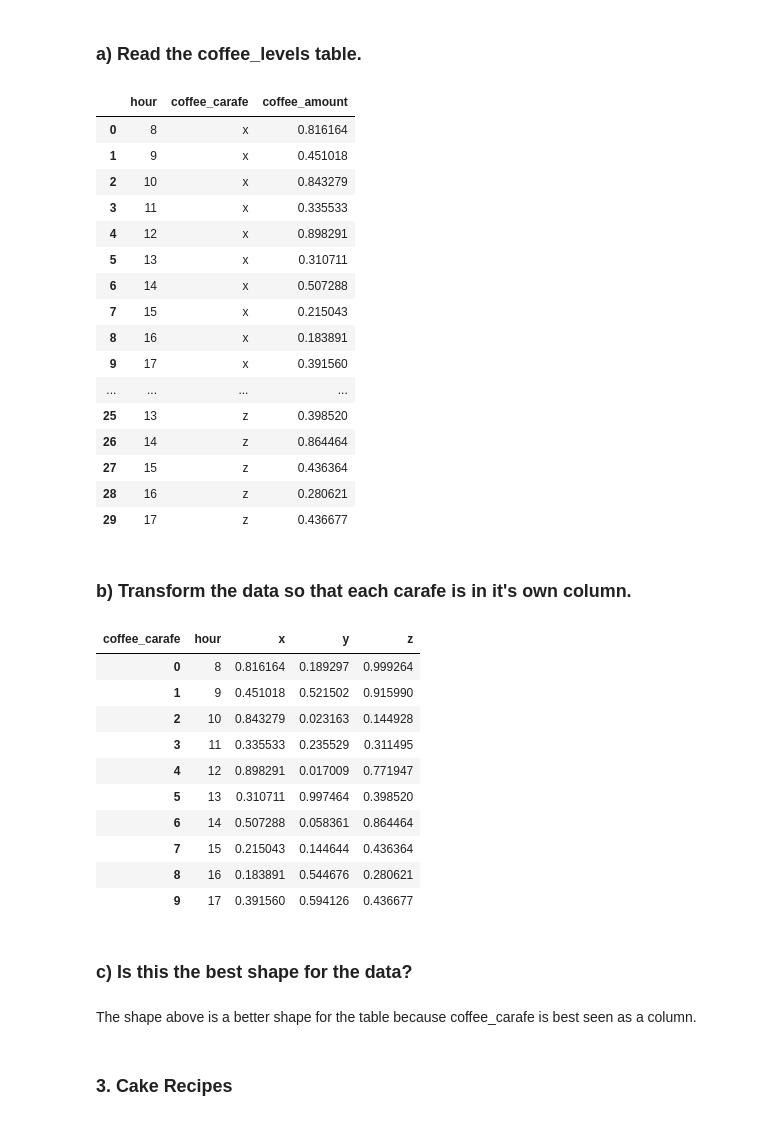
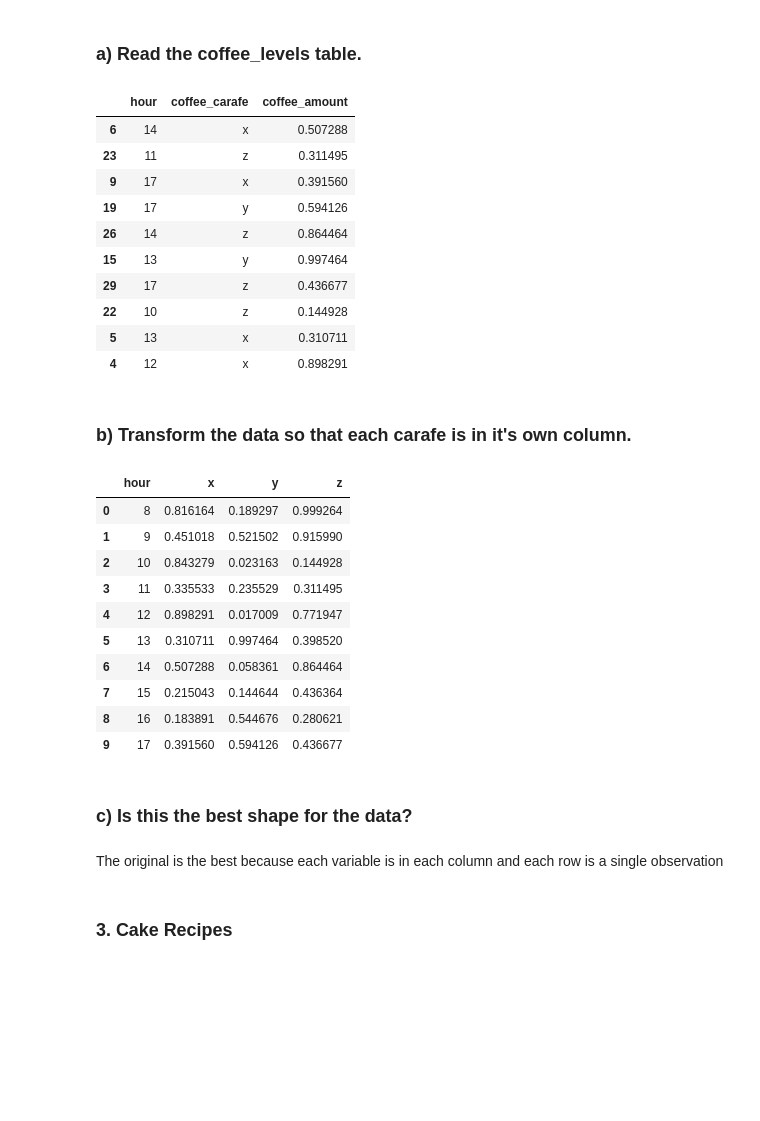
Before and after one commit to Yvette-Ibarra/classification-exercises, a Jupyter notebook: tidy_data.ipynb, the cells around one changed output. Drawn from its saved outputs; the diff is of its cells as text; code cells hidden in the pictures; blank space fills up the shorter version.

```diff
--- a/tidy_data.ipynb
+++ b/tidy_data.ipynb
@@ -80,34 +127,28 @@ sql_query = """
 
 coffee_levels = pd.read_sql(sql_query, db_url )
 # %%
-coffee_levels
+coffee_levels.sample(10)
 # %% [output]
 |  | hour | coffee_carafe | coffee_amount |
-| 0 | 8 | x | 0.816164 |
-| 1 | 9 | x | 0.451018 |
-| 2 | 10 | x | 0.843279 |
-| 3 | 11 | x | 0.335533 |
+| 6 | 14 | x | 0.507288 |
+| 23 | 11 | z | 0.311495 |
+| 9 | 17 | x | 0.391560 |
+| 19 | 17 | y | 0.594126 |
+| 26 | 14 | z | 0.864464 |
+| 15 | 13 | y | 0.997464 |
+| 29 | 17 | z | 0.436677 |
+| 22 | 10 | z | 0.144928 |
+| 5 | 13 | x | 0.310711 |
 | 4 | 12 | x | 0.898291 |
-| 5 | 13 | x | 0.310711 |
-| 6 | 14 | x | 0.507288 |
-| 7 | 15 | x | 0.215043 |
-| 8 | 16 | x | 0.183891 |
-| 9 | 17 | x | 0.391560 |
-| ... | ... | ... | ... |
-| 25 | 13 | z | 0.398520 |
-| 26 | 14 | z | 0.864464 |
-| 27 | 15 | z | 0.436364 |
-| 28 | 16 | z | 0.280621 |
-| 29 | 17 | z | 0.436677 |
 # %% [markdown]
 ### b) Transform the data so that each carafe is in it's own column.
 # %%
 # Transform the data so that each carafe is its own columns
 coffee_levels.pivot_table(index=['hour'],
                          columns = 'coffee_carafe',
-                         values = 'coffee_amount').reset_index()
+                         values = 'coffee_amount').reset_index().rename_axis(None, axis = 1)
 # %% [output]
-| coffee_carafe | hour | x | y | z |
+|  | hour | x | y | z |
 | 0 | 8 | 0.816164 | 0.189297 | 0.999264 |
 | 1 | 9 | 0.451018 | 0.521502 | 0.915990 |
 | 2 | 10 | 0.843279 | 0.023163 | 0.144928 |
@@ -120,8 +161,8 @@ coffee_levels.pivot_table(index=['hour'],
 | 9 | 17 | 0.391560 | 0.594126 | 0.436677 |
 # %% [markdown]
 ### c) Is this the best shape for the data?
-# %% [markdown]
-The shape above is a better shape for the table because coffee_carafe is best seen as a column.
+# %% [markdown]
+The original is the best because each variable is in each column and each row is a single observation
 # %% [markdown]
 ### 3. Cake Recipes
 # %% [markdown]
```
Also changed, not shown: parts of 29 cells of this notebook.
